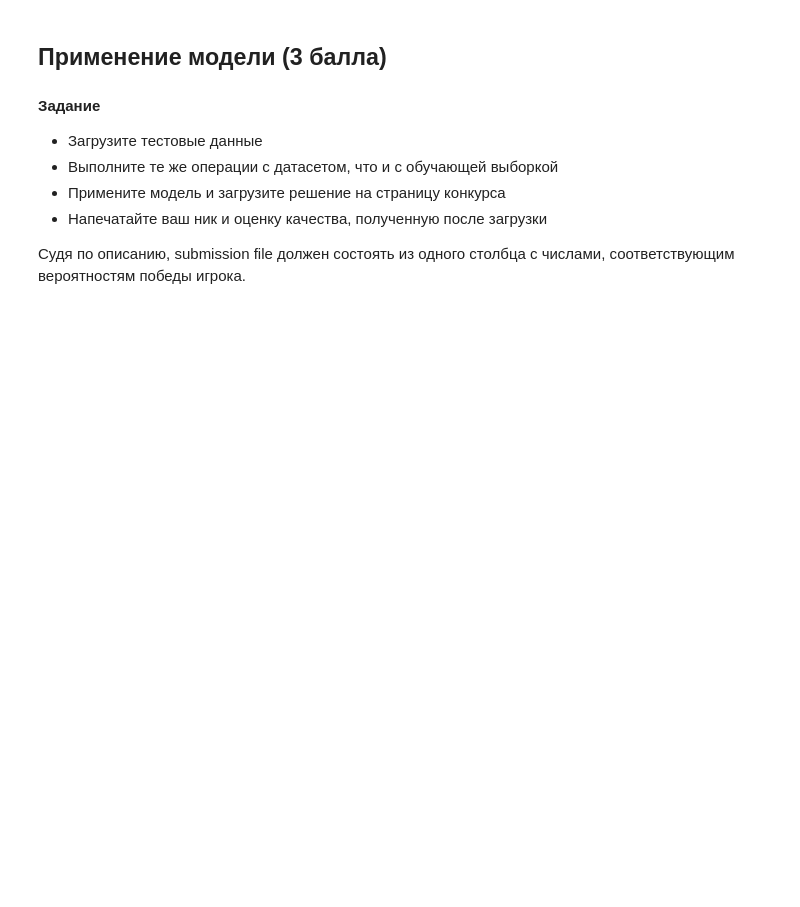
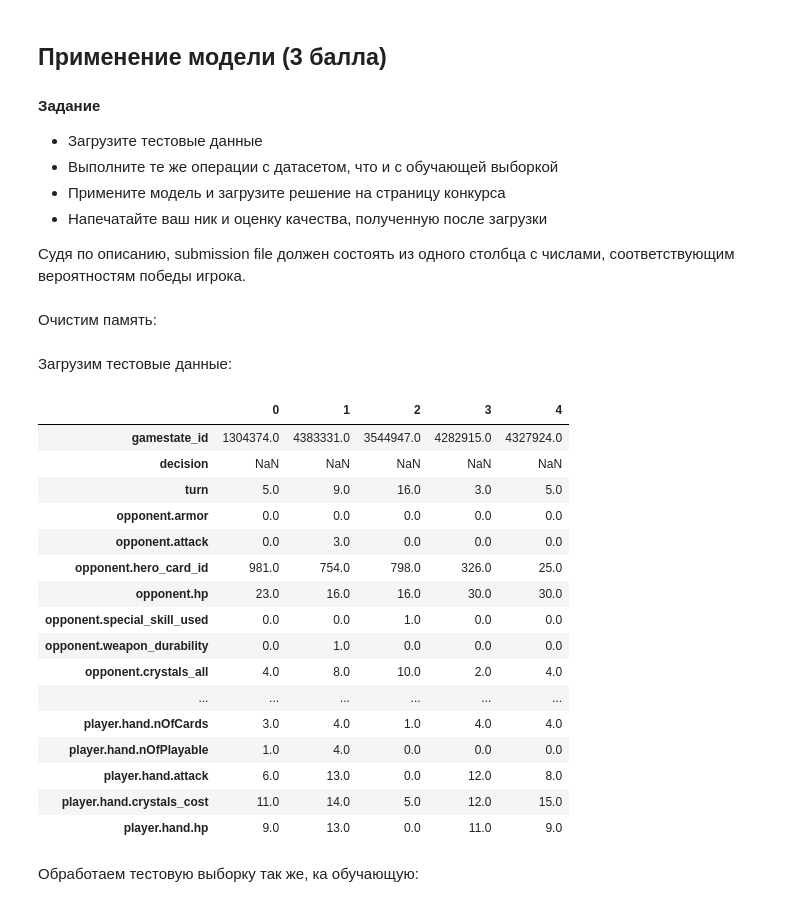
Before and after one commit to is-kozlov/sphere_hw, a Jupyter notebook: dm1/Kozlov_hw4_linear.ipynb, the cells around one changed output. Cells and saved outputs as stored; diff of their text form; code cells hidden in the pictures; blank space fills up the shorter version.

```diff
--- a/dm1/Kozlov_hw4_linear.ipynb
+++ b/dm1/Kozlov_hw4_linear.ipynb
@@ -412,5 +430,7 @@ MySGDClassifier(C=0.01, alpha=0.02, max_epoch=10, random_state=None)
 * Напечатайте ваш ник и оценку качества, полученную после загрузки
 
 Судя по описанию, submission file должен состоять из одного столбца с числами, соответствующим вероятностям победы игрока.
+# %% [markdown]
+Очистим память:
 # %%
 del df_data
@@ -419,3 +439,5 @@ del X
+# %% [markdown]
+Загрузим тестовые данные:
 # %%
 # Загрузка данных целиком
 df_list = []
@@ -424,6 +446,28 @@ for chunk in range(5,8):
     df_list.append(pd.read_csv(filepath, sep=','))
 
 df_test = pd.concat(df_list)
+# %%
+df_test.head().T
+# %% [output]
+|  | 0 | 1 | 2 | 3 | 4 |
+| gamestate_id | 1304374.0 | 4383331.0 | 3544947.0 | 4282915.0 | 4327924.0 |
+| decision | NaN | NaN | NaN | NaN | NaN |
+| turn | 5.0 | 9.0 | 16.0 | 3.0 | 5.0 |
+| opponent.armor | 0.0 | 0.0 | 0.0 | 0.0 | 0.0 |
+| opponent.attack | 0.0 | 3.0 | 0.0 | 0.0 | 0.0 |
+| opponent.hero_card_id | 981.0 | 754.0 | 798.0 | 326.0 | 25.0 |
+| opponent.hp | 23.0 | 16.0 | 16.0 | 30.0 | 30.0 |
+| opponent.special_skill_used | 0.0 | 0.0 | 1.0 | 0.0 | 0.0 |
+| opponent.weapon_durability | 0.0 | 1.0 | 0.0 | 0.0 | 0.0 |
+| opponent.crystals_all | 4.0 | 8.0 | 10.0 | 2.0 | 4.0 |
+| ... | ... | ... | ... | ... | ... |
+| player.hand.nOfCards | 3.0 | 4.0 | 1.0 | 4.0 | 4.0 |
+| player.hand.nOfPlayable | 1.0 | 4.0 | 0.0 | 0.0 | 0.0 |
+| player.hand.attack | 6.0 | 13.0 | 0.0 | 12.0 | 8.0 |
+| player.hand.crystals_cost | 11.0 | 14.0 | 5.0 | 12.0 | 15.0 |
+| player.hand.hp | 9.0 | 13.0 | 0.0 | 11.0 | 9.0 |
+# %% [markdown]
+Обработаем тестовую выборку так же, ка обучающую:
 # %%
 from sklearn.preprocessing import OneHotEncoder
 
```
Also changed, not shown: parts of 25 cells of this notebook.
